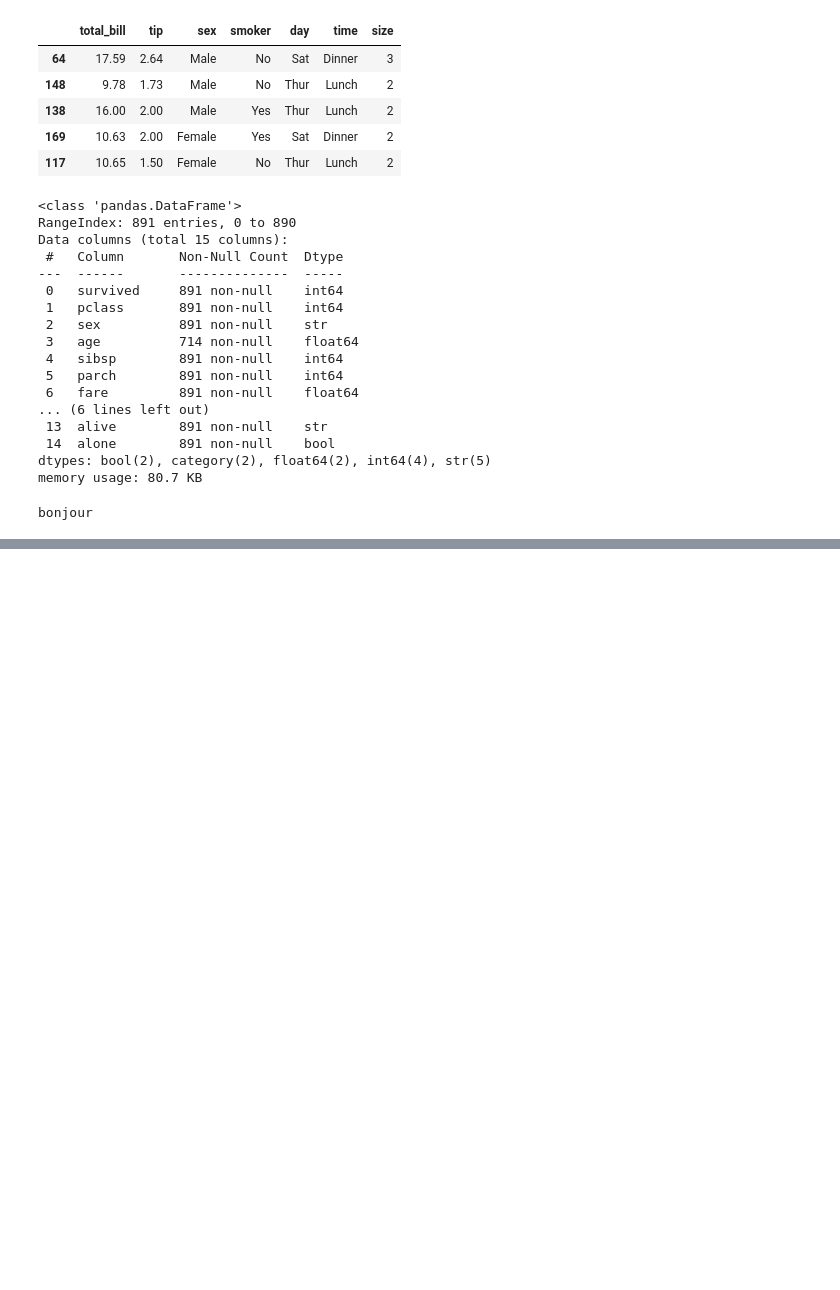
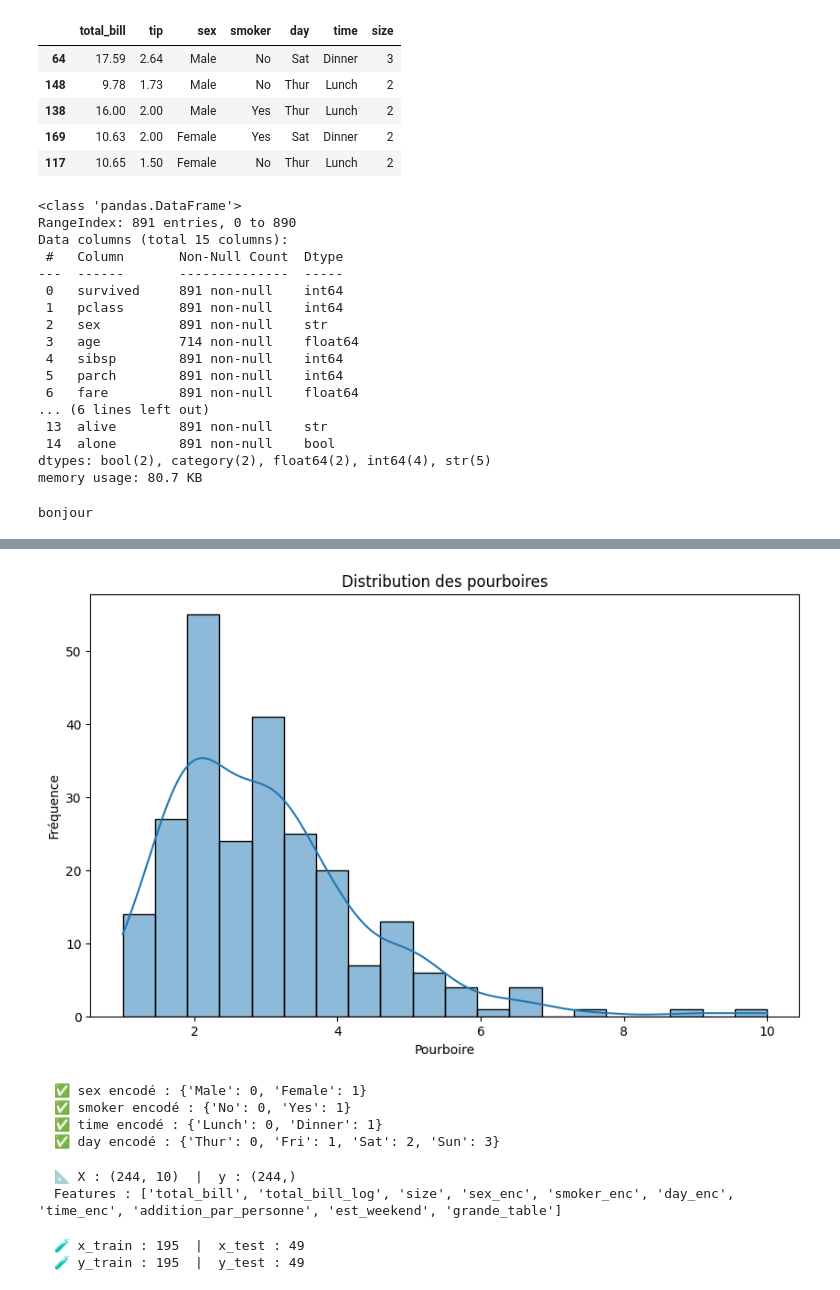
Before and after one commit to TanouDiallo/data-analysis, a Jupyter notebook: mean.ipynb, the cells around one changed output, grey strips where cells are left out. Drawn from its saved outputs; the diff is of its cells as text; code cells hidden in the pictures; blank space fills up the shorter version.

```diff
--- a/mean.ipynb
+++ b/mean.ipynb
@@ -59,0 +130,9 @@ bonjour
+# %%
+fig, ax = plt.subplots(figsize=(10, 6))
+sns.histplot(df['tip'], bins=20, kde=True, ax=ax)
+plt.title('Distribution des pourboires')
+plt.xlabel('Pourboire')
+plt.ylabel('Fréquence')
+plt.show()
+# %% [output]
+[figure, added]
@@ -59,0 +146,10 @@ bonjour
+# %%
+df_ml = df.copy()
+for col, mapping in encodages.items():
+    df_ml[col + "_enc"] = df_ml[col].map(mapping)
+    print(f"  ✅ {col} encodé : {mapping}")
+# %% [output]
+  ✅ sex encodé : {'Male': 0, 'Female': 1}
+  ✅ smoker encodé : {'No': 0, 'Yes': 1}
+  ✅ time encodé : {'Lunch': 0, 'Dinner': 1}
+  ✅ day encodé : {'Thur': 0, 'Fri': 1, 'Sat': 2, 'Sun': 3}
@@ -59,0 +169,8 @@ bonjour
+# %%
+X = df_ml[FEATURES]
+y = df_ml[TARGET]
+print(f"\n  📐 X : {X.shape}  |  y : {y.shape}")
+print(f"  Features : {FEATURES}")
+# %% [output]
+  📐 X : (244, 10)  |  y : (244,)
+  Features : ['total_bill', 'total_bill_log', 'size', 'sex_enc', 'smoker_enc', 'day_enc', 'time_enc', 'addition_par_personne', 'est_weekend', 'grande_table']
@@ -59,0 +184,7 @@ bonjour
+# %%
+x_train, x_test, y_train, y_test = train_test_split(X, y, test_size=0.2, random_state=42)
+print(f"\n  🧪 x_train : {len(x_train)}  |  x_test : {len(x_test)}")
+print(f"  🧪 y_train : {len(y_train)}  |  y_test : {len(y_test)}")
+# %% [output]
+  🧪 x_train : 195  |  x_test : 49
+  🧪 y_train : 195  |  y_test : 49
```
Also changed, not shown: parts of 14 cells of this notebook.
